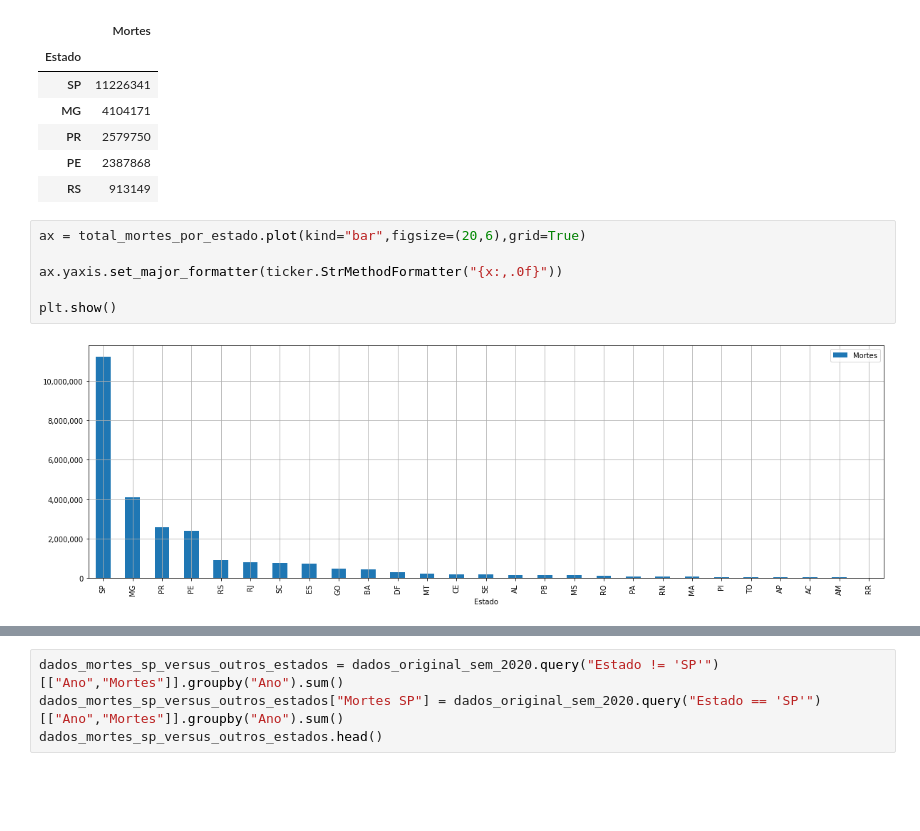
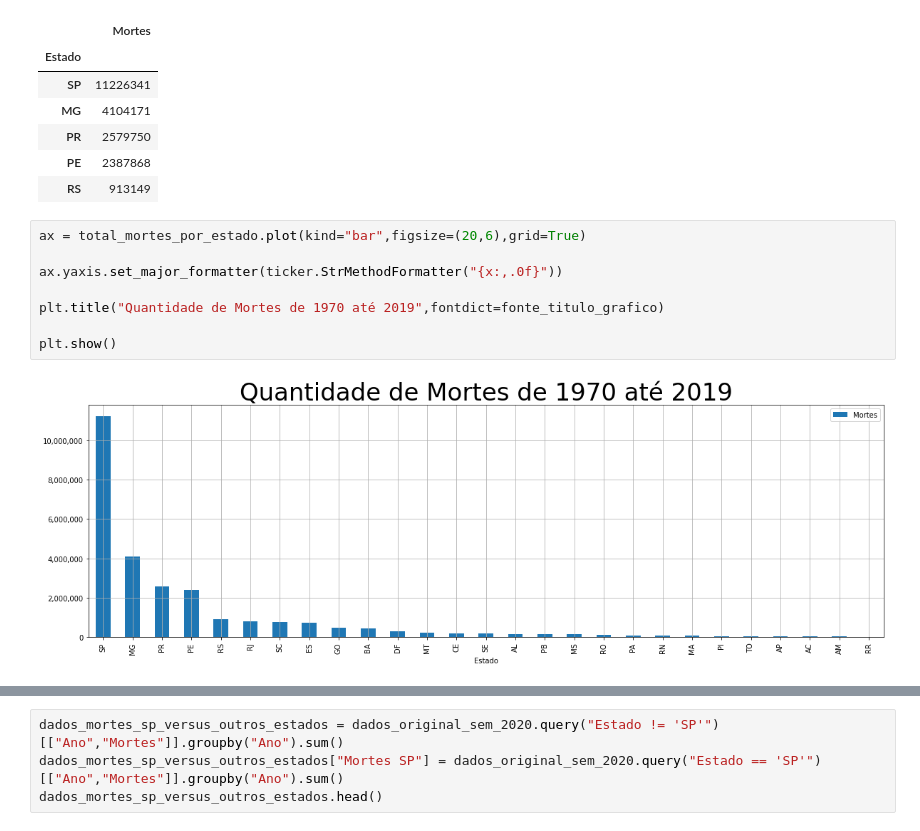
Before and after one commit to r10silveira/bootcampDataScience, a Jupyter notebook: Modulo1/RenatoSilveira_Desafio Modulo1.ipynb, the cells around one changed output, grey strips where cells are left out. Cells and saved outputs as stored; diff of their text form; blank space fills up the shorter version.

```diff
--- a/Modulo1/RenatoSilveira_Desafio Modulo1.ipynb
+++ b/Modulo1/RenatoSilveira_Desafio Modulo1.ipynb
@@ -296,8 +296,10 @@ total_mortes_por_estado.head()
 # %%
 ax = total_mortes_por_estado.plot(kind="bar",figsize=(20,6),grid=True)
 
 ax.yaxis.set_major_formatter(ticker.StrMethodFormatter("{x:,.0f}"))
 
+plt.title("Quantidade de Mortes de 1970 até 2019",fontdict=fonte_titulo_grafico)
+
 plt.show()
 # %% [output]
-[figure, old version]
+[figure, new version]
```
Also changed, not shown: parts of 26 cells of this notebook.
